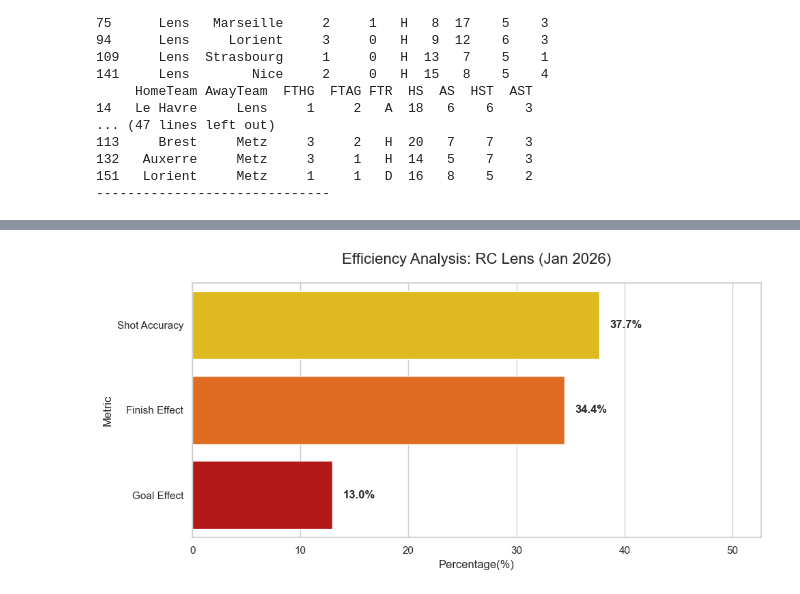
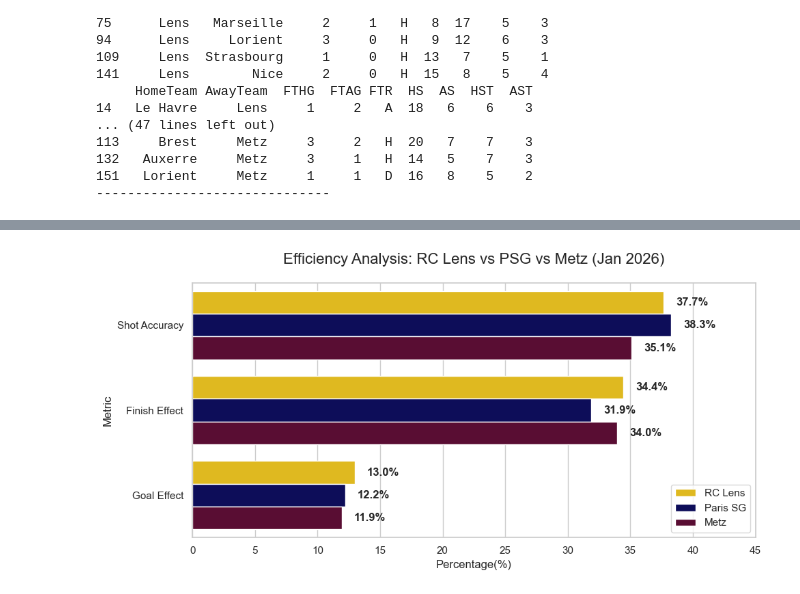
Before and after one commit to 0jyyyyy/Soccer_Lens, a Jupyter notebook: Ligue1/Ligue1_lens.ipynb, the cells around one changed output, grey strips where cells are left out. Drawn from its saved outputs; the diff is of its cells as text; code cells hidden in the pictures.

```diff
--- a/Ligue1/Ligue1_lens.ipynb
+++ b/Ligue1/Ligue1_lens.ipynb
@@ -143,48 +153,68 @@ RC Lens 전체 슈팅 대비 득점 비율 : 12.97%
 # %%
 # 시각화용 데이터프레임
-df_lens_view = pd.DataFrame({
+# RC Lens
+df_lens = pd.DataFrame({
+  'Team' : 'RC Lens',
   'Metric' : ['Shot Accuracy', 'Finish Effect', 'Goal Effect'],
-  'Value (%)' : [shots_acc, shots_target_eff, shots_total_eff]
+  'Value (%)' : [Lens_shots_acc, Lens_shots_target_eff, Lens_shots_total_eff]
 })
+# PSG
+df_psg = pd.DataFrame({
+  'Team' : 'Paris SG',
+  'Metric' : ['Shot Accuracy', 'Finish Effect', 'Goal Effect'],
+  'Value (%)' : [PSG_shots_acc, PSG_shots_target_eff, PSG_shots_total_eff]
+})
+# Metz
+df_metz = pd.DataFrame({
+  'Team' : 'Metz',
+  'Metric' : ['Shot Accuracy', 'Finish Effect', 'Goal Effect'],
+  'Value (%)' : [Metz_shots_acc, Metz_shots_target_eff, Metz_shots_total_eff]
+})
+# 세 팀의 지표를 하나로 합치기
+df_compare = pd.concat([df_lens, df_psg, df_metz], ignore_index=True)
 # %%
 # 그래프 스타일
 sns.set_theme(style='whitegrid')
 plt.figure(figsize=(10,5))
 
 # 랑스를 상징하는 색으로 그래프색 표현
 lens_colors = ['#FFCC00', '#FF6600', '#CC0000']
+# 이제는 세팀을 비교하는거기 때문에 각 팀의 대표색으로 표현
+teams_colors = ['#FFCC00','#000066','#660033']
 
 # 가로형 바 그래프 생성(가독성이 좋을것같아서)
 
 ax = sns.barplot(
-  data=df_lens_view,
+  data=df_compare,
   x='Value (%)',
   y='Metric',
-  hue='Metric', # 색상을 구분할 기준
-  palette=lens_colors,
-  legend=False
+  hue='Team', # 색상을 구분할 기준
+  palette=teams_colors,
+  legend=True
   )
 
 # 수치 표시
 for p in ax.patches: # p는 각 막대(객체)를 의미
   # width : 막대의 가로 길이(Value(%)값)를 가져옴
   width = p.get_width()
-
-  # plt.text(x좌표, y좌표, 표시할 내용, 옵션)
-  plt.text(
-    width + 1, # 막대 끝에서 1만큼 오른쪽 여백
-    p.get_y() + p.get_height()/2, # 막대의 세로 위치(y)에서 높이의 절반을 더해 '중앙에 맞춤
-    f'{width:.1f}%', # width 값을 소수점 첫째 자리까지 문자열로 포맷팅
-    va='center',  # 수직 정렬을 중앙으로 설정
-    fontweight='bold' # 글씨는 굵게
+  if width > 0: # 0보다 큰 값일 때만 텍스트를 그립니다
+    # plt.text(x좌표, y좌표, 표시할 내용, 옵션)
+    plt.text(
+      width + 1, # 막대 끝에서 1만큼 오른쪽 여백
+      p.get_y() + p.get_height()/2, # 막대의 세로 위치(y)에서 높이의 절반을 더해 '중앙에 맞춤
+      f'{width:.1f}%', # width 값을 소수점 첫째 자리까지 문자열로 포맷팅
+      va='center',  # 수직 정렬을 중앙으로 설정
+      fontweight='bold' # 글씨는 굵게
     )
 
+
 # 타이틀을 포함 마무리
-plt.title("Efficiency Analysis: RC Lens (Jan 2026)",fontsize=16, pad=20)
+plt.title("Efficiency Analysis: RC Lens vs PSG vs Metz (Jan 2026)",fontsize=16, pad=20)
 plt.xlabel('Percentage(%)')
-plt.xlim(0, max(df_lens_view['Value (%)']) + 15) # 수치 표시 공간 확보
+plt.xlim(0, 45) # 수치 표시 공간 확보
 plt.tight_layout()
 
+plt.legend()
 plt.show()
 # %% [output]
-[figure, old version]
+[figure, new version]
```
Also changed, not shown: parts of 1 cell of this notebook.
